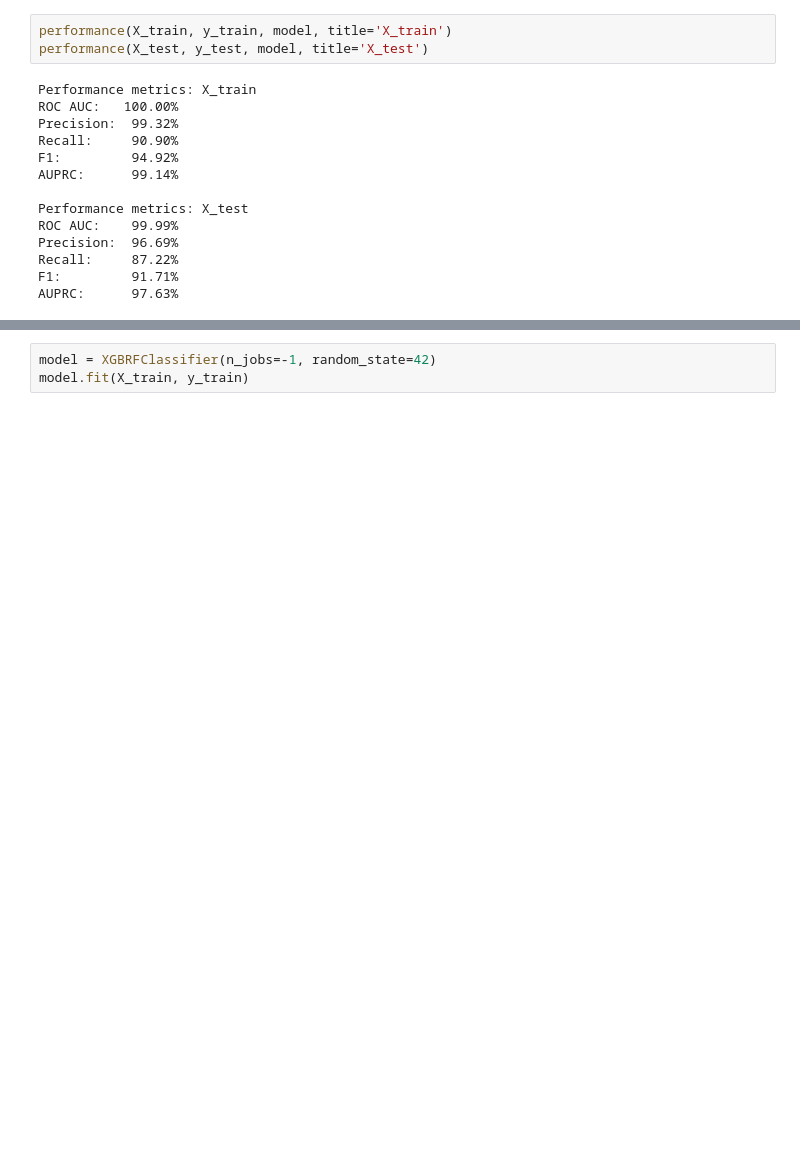
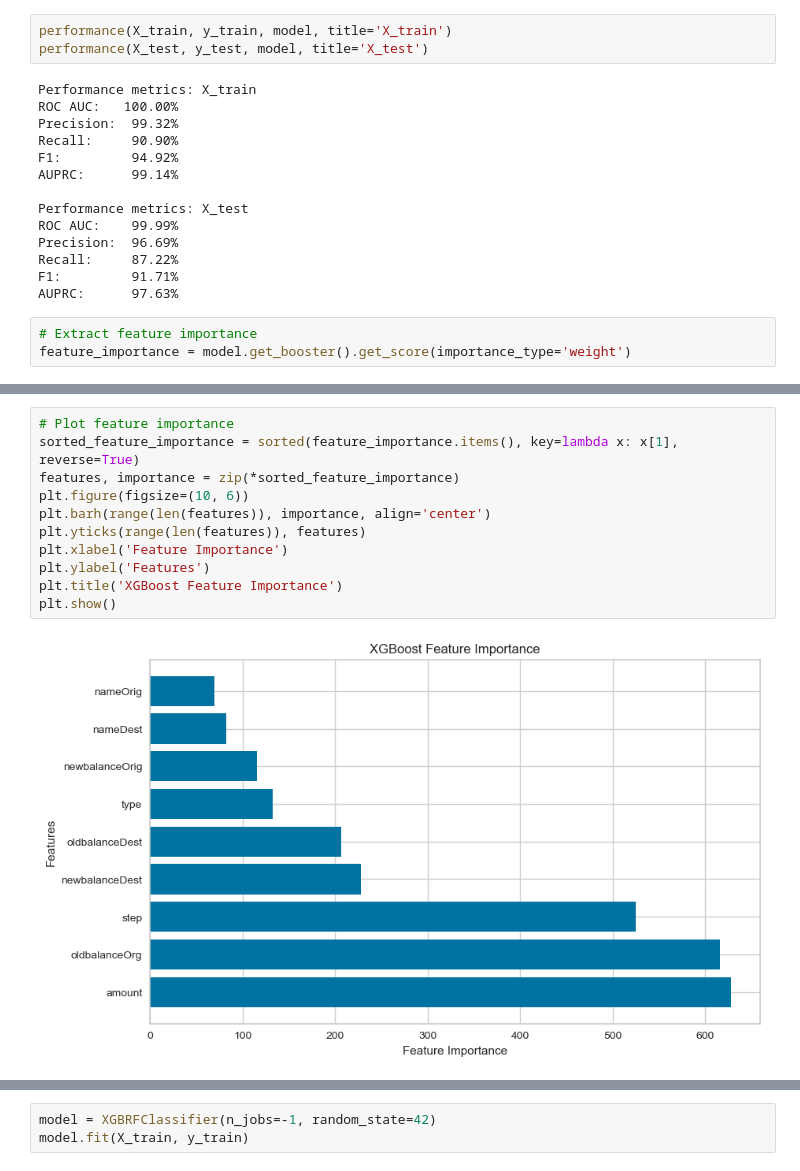
Before and after one commit to omdgit/machine-learning-imbalanced-data, a Jupyter notebook: omd/kaggle_fraud.ipynb, the cells around one changed output, grey strips where cells are left out. Cells and saved outputs as stored; diff of their text form; blank space fills up the shorter version.

Commit message:
added two feature importance metrics

```diff
--- a/omd/kaggle_fraud.ipynb
+++ b/omd/kaggle_fraud.ipynb
@@ -758,3 +764,6 @@ Precision:  96.69%
 Recall:     87.22%
 F1:         91.71%
 AUPRC:      97.63%
+# %%
+# Extract feature importance
+feature_importance = model.get_booster().get_score(importance_type='weight')
@@ -760,0 +789,13 @@ AUPRC:      97.63%
+# %%
+# Plot feature importance
+sorted_feature_importance = sorted(feature_importance.items(), key=lambda x: x[1], reverse=True)
+features, importance = zip(*sorted_feature_importance)
+plt.figure(figsize=(10, 6))
+plt.barh(range(len(features)), importance, align='center')
+plt.yticks(range(len(features)), features)
+plt.xlabel('Feature Importance')
+plt.ylabel('Features')
+plt.title('XGBoost Feature Importance')
+plt.show()
+# %% [output]
+[figure, added]
```
Also changed, not shown: parts of 8 cells of this notebook.
